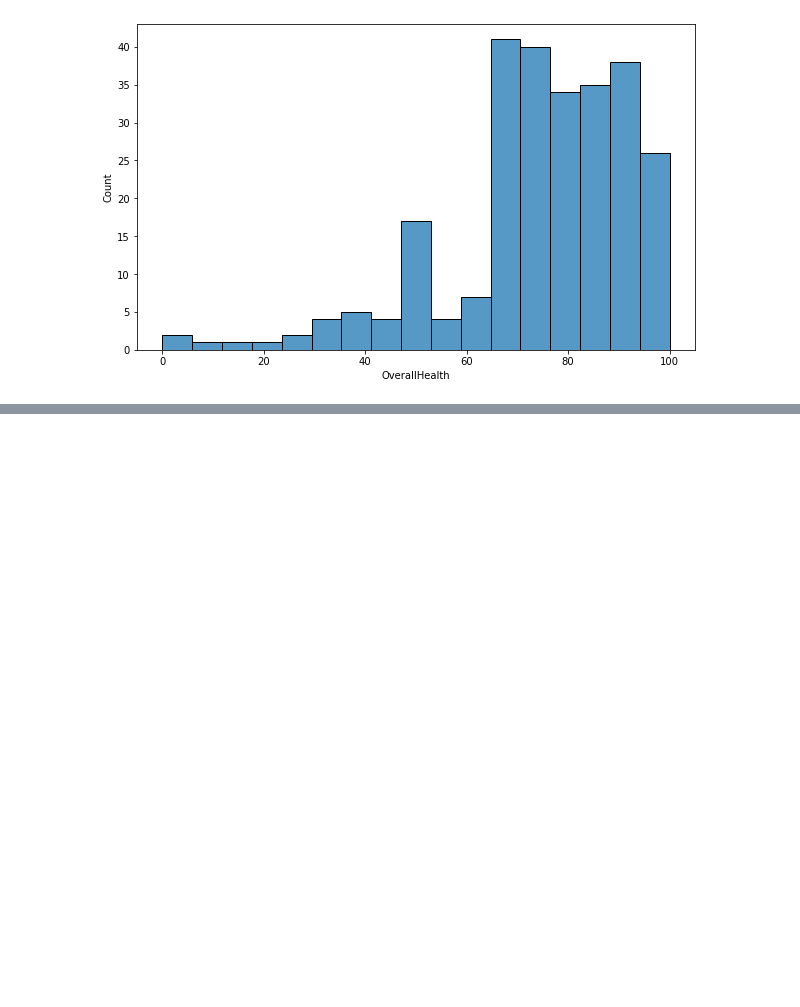
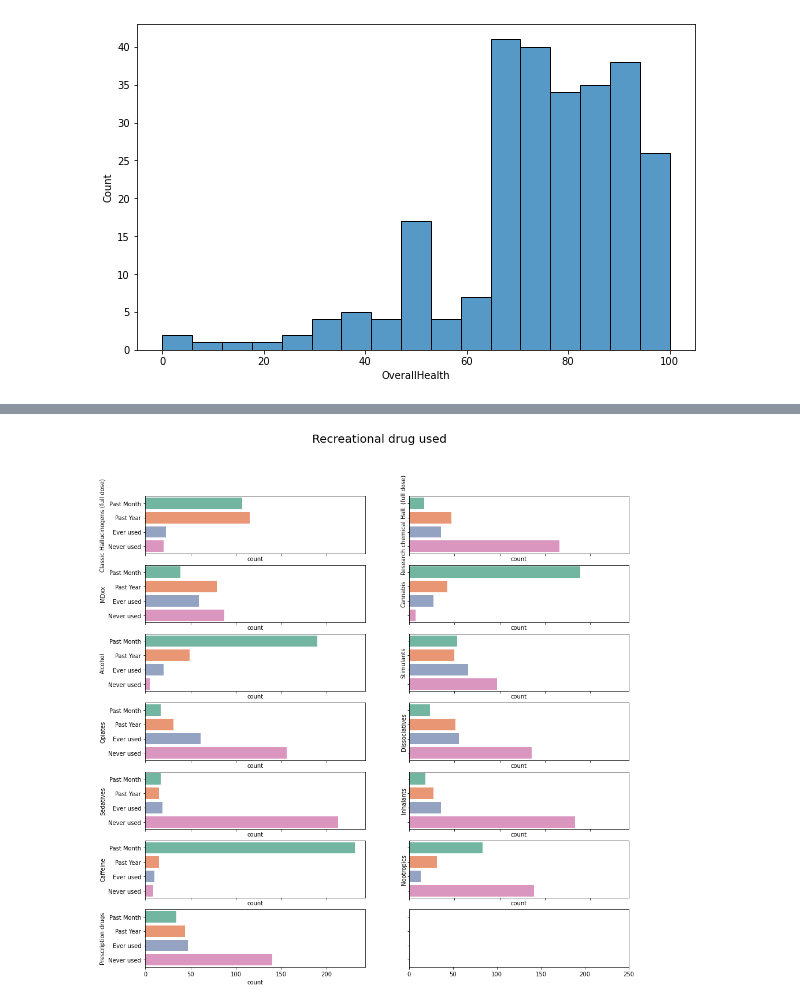
Before and after one commit to dan1dr/microdosing, a Jupyter notebook: notebooks/2.EDA.ipynb, the cells around one changed output, grey strips where cells are left out. Saved outputs shown, nothing was run; the diff lists cells and outputs as text; code cells hidden in the pictures; blank space fills up the shorter version.

```diff
--- a/notebooks/2.EDA.ipynb
+++ b/notebooks/2.EDA.ipynb
@@ -690,0 +780,38 @@ ValueError: The truth value of a Series is ambiguous. Use a.empty, a.bool(), a.i
+# %%
+fig, axs = plt.subplots(7,2, sharey=True, sharex=True, figsize=(15,15))
+dict = {'DrugRecreational_1': 'Classic Hallucinogens (full dose)',
+        'DrugRecreational_2': 'Research chemical Hall. (full dose)',
+        'DrugRecreational_3': 'MDxx',
+        'DrugRecreational_4': 'Cannabis',
+        'DrugRecreational_5': 'Alcohol',
+        'DrugRecreational_6': 'Stimulants',
+        'DrugRecreational_7': 'Opiates',
+        'DrugRecreational_8': 'Dissociatives',
+        'DrugRecreational_9': 'Sedatives',
+        'DrugRecreational_10': 'Inhalants',
+        'DrugRecreational_11': 'Caffeine',
+        'DrugRecreational_12': 'Nootropics',
+        'DrugRecreational_13': 'Prescription drugs',
+       }
+
+order = ['Past Month', 'Past Year', 'Ever used', 'Never used']
+
+counter = 0
+row = 0
+for i in range(1,14):
+    if counter % 2 != 0:
+        column = 1
+    else:
+        column = 0
+    index = data.columns.get_indexer(['DrugRecreational_1'])[0]
+    name = data.iloc[:, index+counter].name
+    sns.countplot(data=data, y=data[name], order=order, ax=axs[row, column], palette='Set2')
+    axs[row, column].set(ylabel=dict.get(name))
+    plt.xticks([0, 50, 100, 150, 200, 250])
+    counter += 1
+    if column == 1:
+        row += 1
+
+plt.suptitle('Recreational drug used',fontsize=20);
+# %% [output]
+[figure, added]
```
Also changed, not shown: parts of 54 cells of this notebook.
